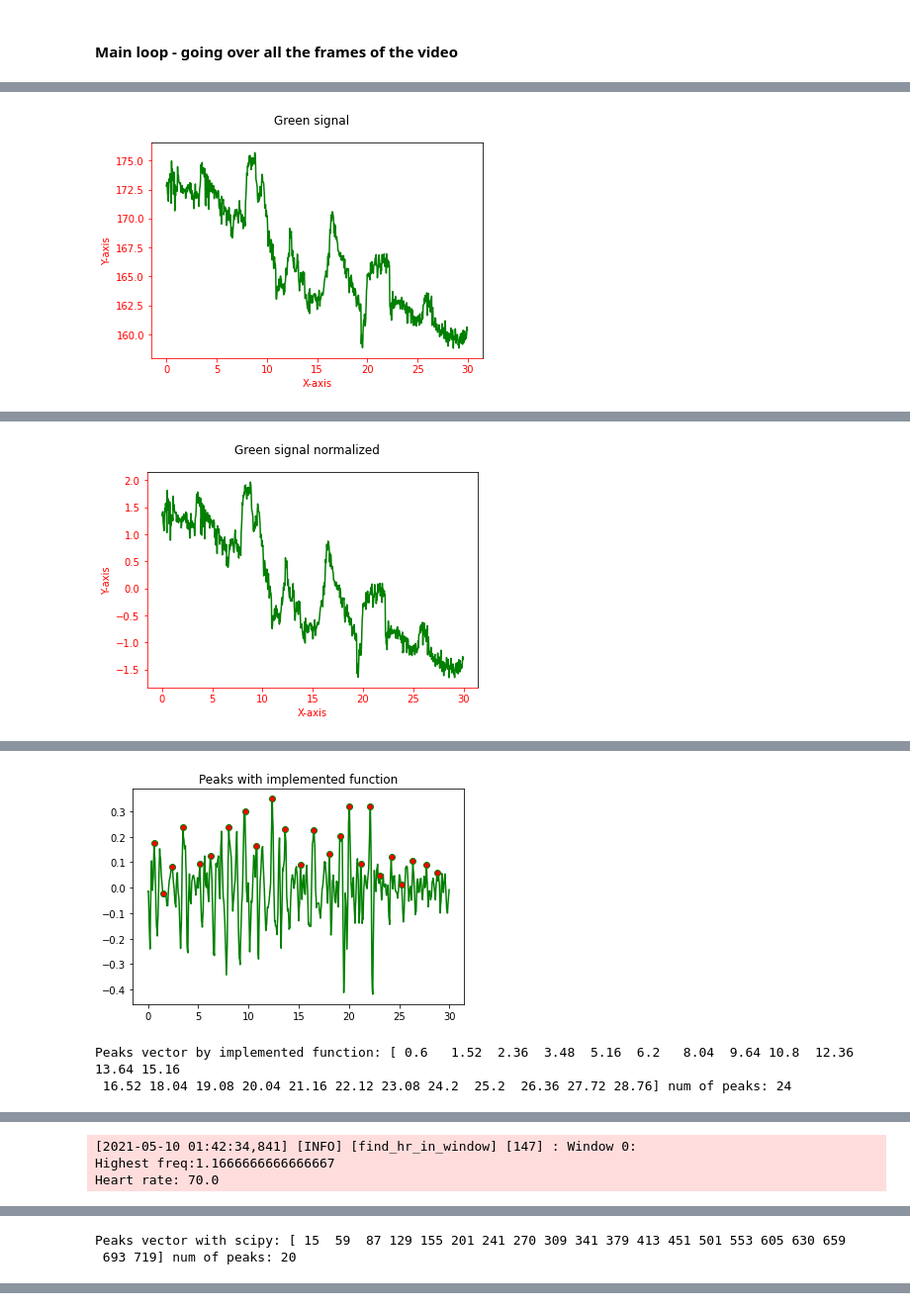
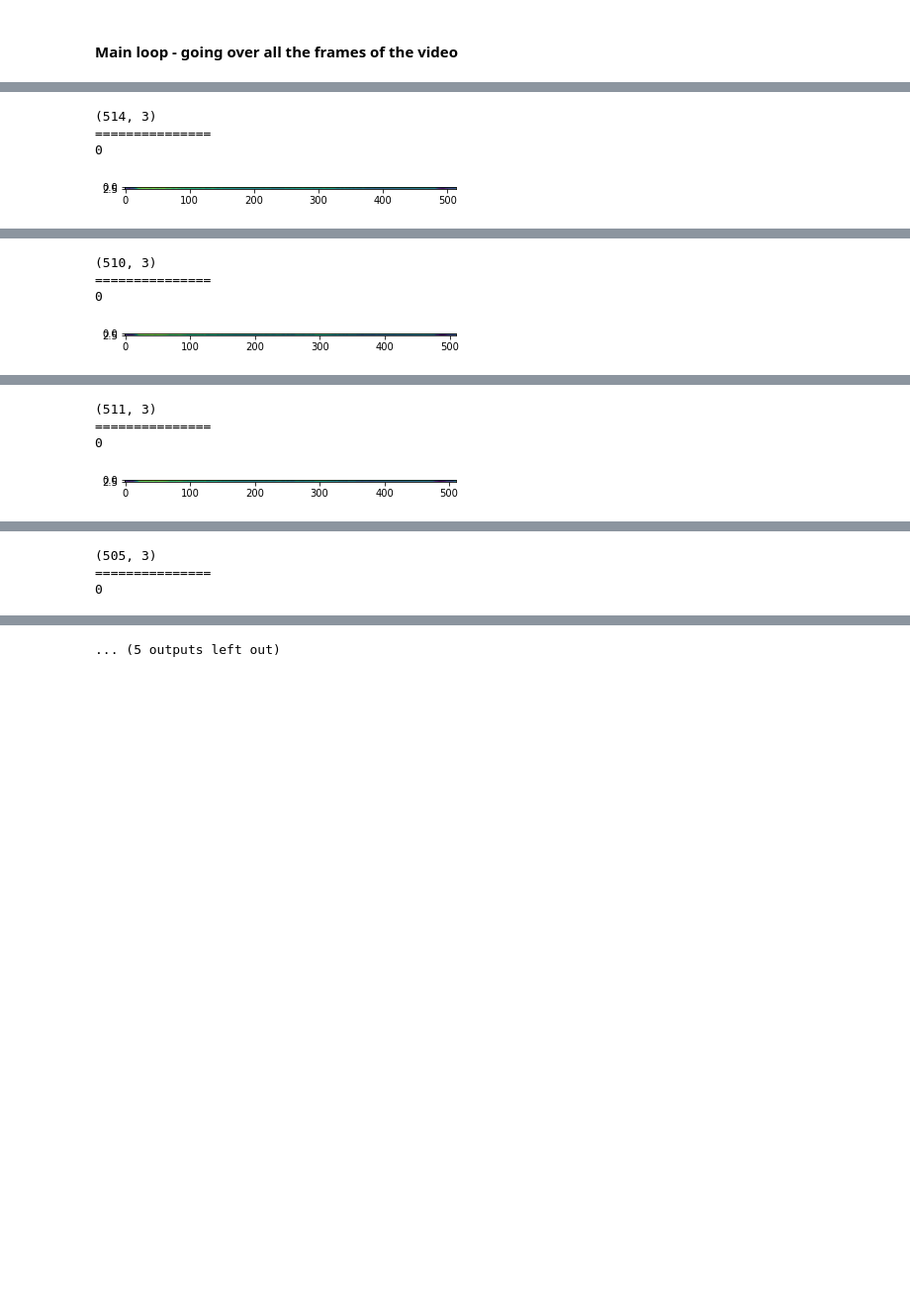
Before and after one commit to eyalgolan/KOIOS, a Jupyter notebook: advanced_engine.ipynb, the cells around one changed output, grey strips where cells are left out. Shown at 99% size. Saved outputs shown, nothing was run; the diff lists cells and outputs as text; code cells hidden in the pictures; blank space fills up the shorter version.

```diff
--- a/advanced_engine.ipynb
+++ b/advanced_engine.ipynb
@@ -391,9 +446,15 @@ def find_hr_in_window(green, window_start, round_fps, window_id, window_size):
 def detect_hr(video_source):
     logging.info("\n=======================\n" + video_source + "\n=======================\n")
     color_sig_array = np.asarray(color_sig)
-    red = color_sig_array[:,0]
-    green = color_sig_array[:,1]
-    blue = color_sig_array[:,2]
+    color_sig_array = mvd(color_sig_array)
+    plt.figure(figsize=(15,6))
+    plt.subplot(2,1,1)
+    plt.plot(color_sig_array[0],"red")
+    plt.subplot(2,1,2)
+    plt.show()
+    red = color_sig_array[0][:,0]
+    green = color_sig_array[0][:,1]
+    blue = color_sig_array[0][:,2]
 
     window_start = 0
     window_size = 30
@@ -410,7 +471,7 @@ def detect_hr(video_source):
 # %%
 # Parsing video:
 for video_location in rotated_video_sources:
-    color_sig = []
+    color_sig = [[]]
     heart_rates = []
     good_frame_number = 0
     total_frame_number = 180
@@ -438,8 +499,7 @@ for video_location in rotated_video_sources:
             logging.info("Parsing frame " + str(total_frame_number) + "/" + str(number_of_frames))
         rois = parse_roi(cv2.cvtColor(image, cv2.COLOR_BGR2RGB))  # build image ROI (rois is a tuple contains two regions)
         if rois is not None :
-            roi = np.asarray(rois[0]) # Just the forehead
-            #roi = np.concatenate(rois)
+            roi = np.vstack((rois[0], rois[1]))
             try:
                 is_good_frame,color_sig, luminance_level = parse_RGB(roi, color_sig)
                 if perv_luminance is not None and luminance_level - perv_luminance > max_diff_luminance_adjacent:
@@ -457,14 +517,13 @@ for video_location in rotated_video_sources:
             if is_good_frame:
                 good_frame_number += 1
                 #logging.info("luminance level: " + str(luminance_level))
-        if rois is None:
+        if roi is None:
             bad_frames += 1
         total_frame_number += 1
         success, image = get_new_frame(vidcap)
     avg_luminance /= total_frame_number
     log_video_details(video_location)
-    try:
-        detect_hr(video_location)
-    except:
-        logging.warning("Issue in detecting hr in video")
+    detect_hr(video_location)
+    #except:
+    #    logging.warning("Issue in detecting hr in video")
 # %% [output]
@@ -488 +532,4 @@ rotated_first_video.mp4
+(514, 3)
+===============
+0
-[figure, old version]
+[figure, new version]
@@ -489 +538,4 @@ rotated_first_video.mp4
+(510, 3)
+===============
+0
-[figure, old version]
+[figure, new version]
@@ -490,3 +544,4 @@ rotated_first_video.mp4
+(511, 3)
+===============
+0
-[figure, old version]
+[figure, new version]
-Peaks vector by implemented function: [ 0.6   1.52  2.36  3.48  5.16  6.2   8.04  9.64 10.8  12.36 13.64 15.16
- 16.52 18.04 19.08 20.04 21.16 22.12 23.08 24.2  25.2  26.36 27.72 28.76] num of peaks: 24
@@ -492,0 +550,3 @@ Peaks vector by implemented function: [ 0.6   1.52  2.36  3.48  5.16  6.2   8.04
+(505, 3)
+===============
+0
@@ -495,3 +553,0 @@ Peaks vector by implemented function: [ 0.6   1.52  2.36  3.48  5.16  6.2   8.04
-[2021-05-10 01:42:34,841] [INFO] [find_hr_in_window] [147] : Window 0:
-Highest freq:1.1666666666666667
-Heart rate: 70.0
@@ -499,2 +553,0 @@ Heart rate: 70.0
-Peaks vector with scipy: [ 15  59  87 129 155 201 241 270 309 341 379 413 451 501 553 605 630 659
- 693 719] num of peaks: 20
@@ -503,0 +554 @@ Peaks vector with scipy: [ 15  59  87 129 155 201 241 270 309 341 379 413 451 50
+... (5 outputs left out)
```
Also changed, not shown: parts of 6 cells of this notebook, 1 other file.
